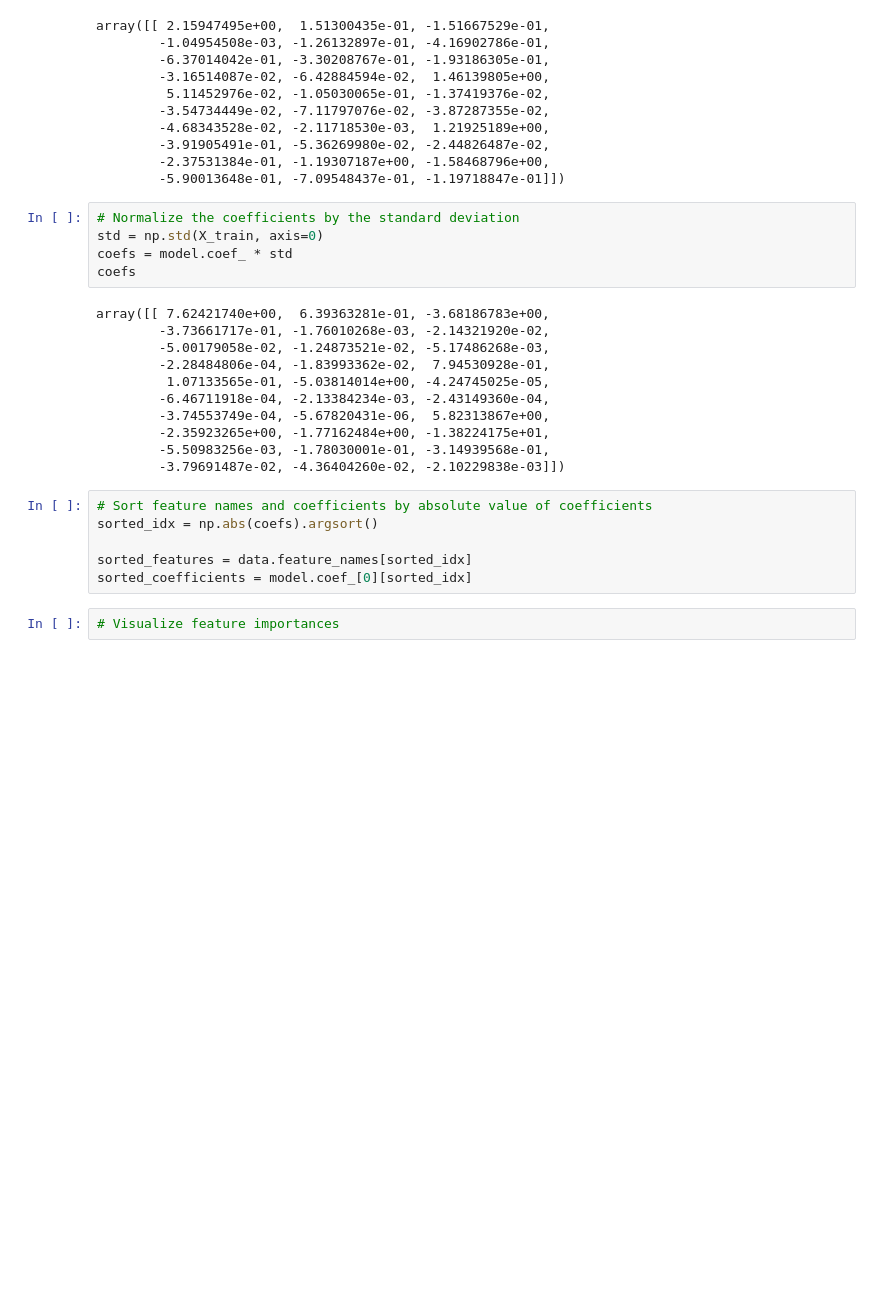
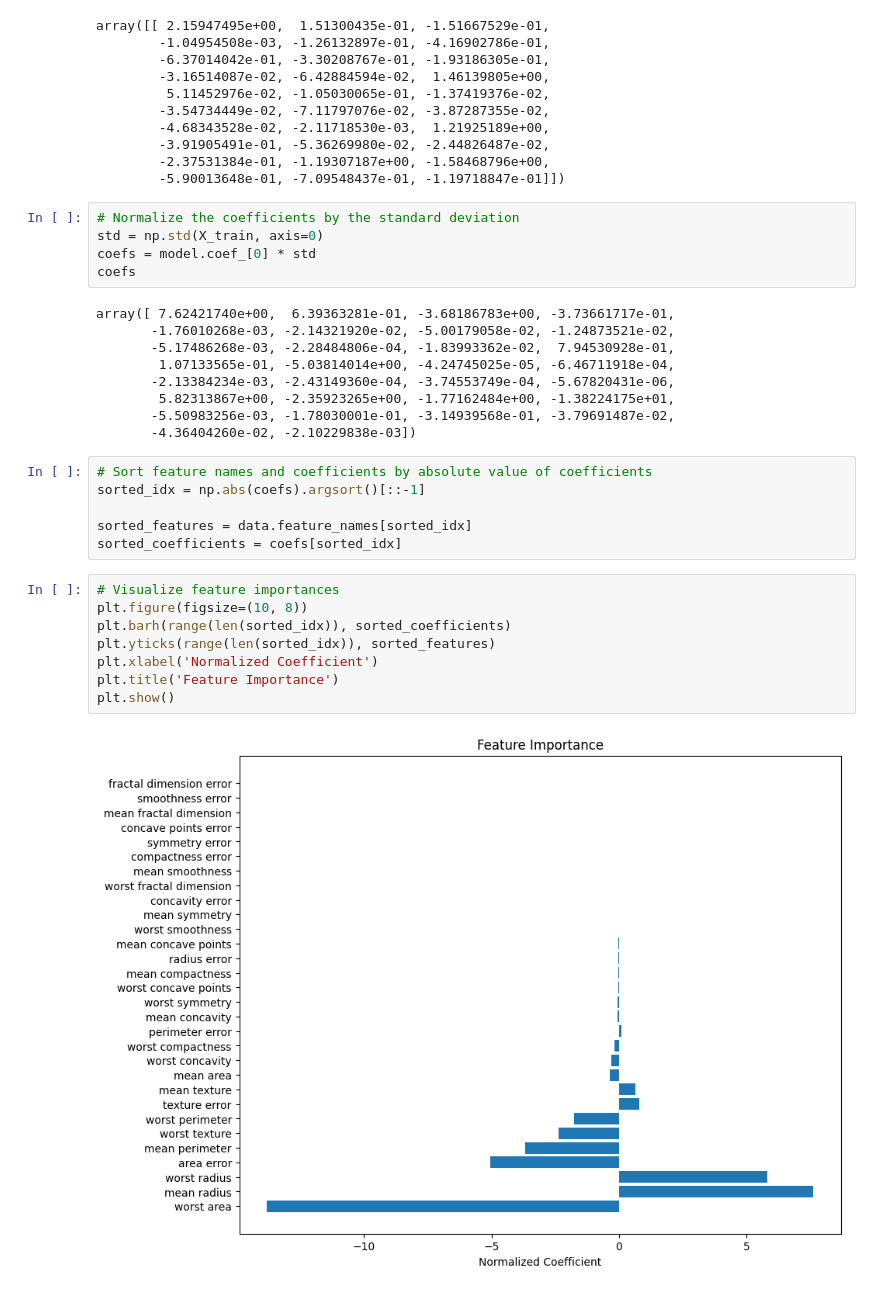
Before and after one commit to ShiyuXie0116/MLEproject, a Jupyter notebook: Student_MLE_MiniProject_Logistic_Regression.ipynb, the cells around one changed output. Cells and saved outputs as stored; diff of their text form; blank space fills up the shorter version.

```diff
--- a/Student_MLE_MiniProject_Logistic_Regression.ipynb
+++ b/Student_MLE_MiniProject_Logistic_Regression.ipynb
@@ -240,24 +240,30 @@ array([[ 2.15947495e+00,  1.51300435e-01, -1.51667529e-01,
 # %%
 # Normalize the coefficients by the standard deviation
 std = np.std(X_train, axis=0)
-coefs = model.coef_ * std
+coefs = model.coef_[0] * std
 coefs
 # %% [output]
-array([[ 7.62421740e+00,  6.39363281e-01, -3.68186783e+00,
-        -3.73661717e-01, -1.76010268e-03, -2.14321920e-02,
-        -5.00179058e-02, -1.24873521e-02, -5.17486268e-03,
-        -2.28484806e-04, -1.83993362e-02,  7.94530928e-01,
-         1.07133565e-01, -5.03814014e+00, -4.24745025e-05,
-        -6.46711918e-04, -2.13384234e-03, -2.43149360e-04,
-        -3.74553749e-04, -5.67820431e-06,  5.82313867e+00,
-        -2.35923265e+00, -1.77162484e+00, -1.38224175e+01,
-        -5.50983256e-03, -1.78030001e-01, -3.14939568e-01,
-        -3.79691487e-02, -4.36404260e-02, -2.10229838e-03]])
+array([ 7.62421740e+00,  6.39363281e-01, -3.68186783e+00, -3.73661717e-01,
+       -1.76010268e-03, -2.14321920e-02, -5.00179058e-02, -1.24873521e-02,
+       -5.17486268e-03, -2.28484806e-04, -1.83993362e-02,  7.94530928e-01,
+        1.07133565e-01, -5.03814014e+00, -4.24745025e-05, -6.46711918e-04,
+       -2.13384234e-03, -2.43149360e-04, -3.74553749e-04, -5.67820431e-06,
+        5.82313867e+00, -2.35923265e+00, -1.77162484e+00, -1.38224175e+01,
+       -5.50983256e-03, -1.78030001e-01, -3.14939568e-01, -3.79691487e-02,
+       -4.36404260e-02, -2.10229838e-03])
 # %%
 # Sort feature names and coefficients by absolute value of coefficients
-sorted_idx = np.abs(coefs).argsort()
+sorted_idx = np.abs(coefs).argsort()[::-1]
 
 sorted_features = data.feature_names[sorted_idx]
-sorted_coefficients = model.coef_[0][sorted_idx]
+sorted_coefficients = coefs[sorted_idx]
-# %%
-# Visualize feature importances
+# %%
+# Visualize feature importances
+plt.figure(figsize=(10, 8))
+plt.barh(range(len(sorted_idx)), sorted_coefficients)
+plt.yticks(range(len(sorted_idx)), sorted_features)
+plt.xlabel('Normalized Coefficient')
+plt.title('Feature Importance')
+plt.show()
+# %% [output]
+[figure, added]
```
